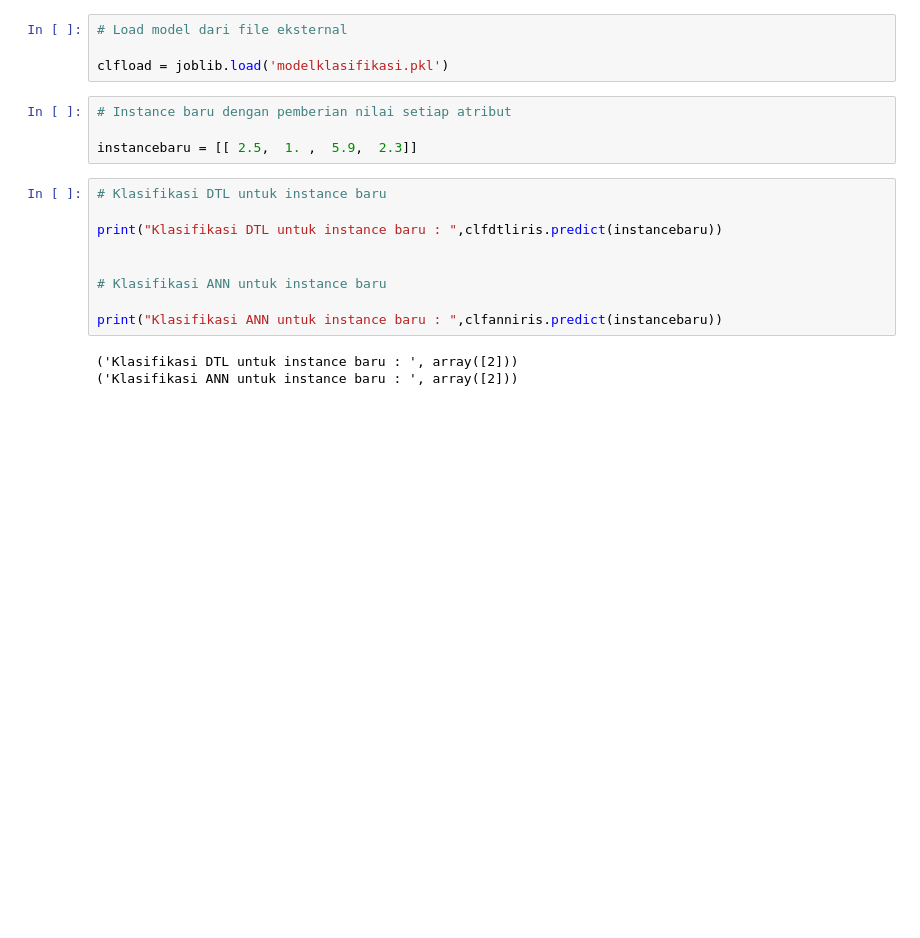
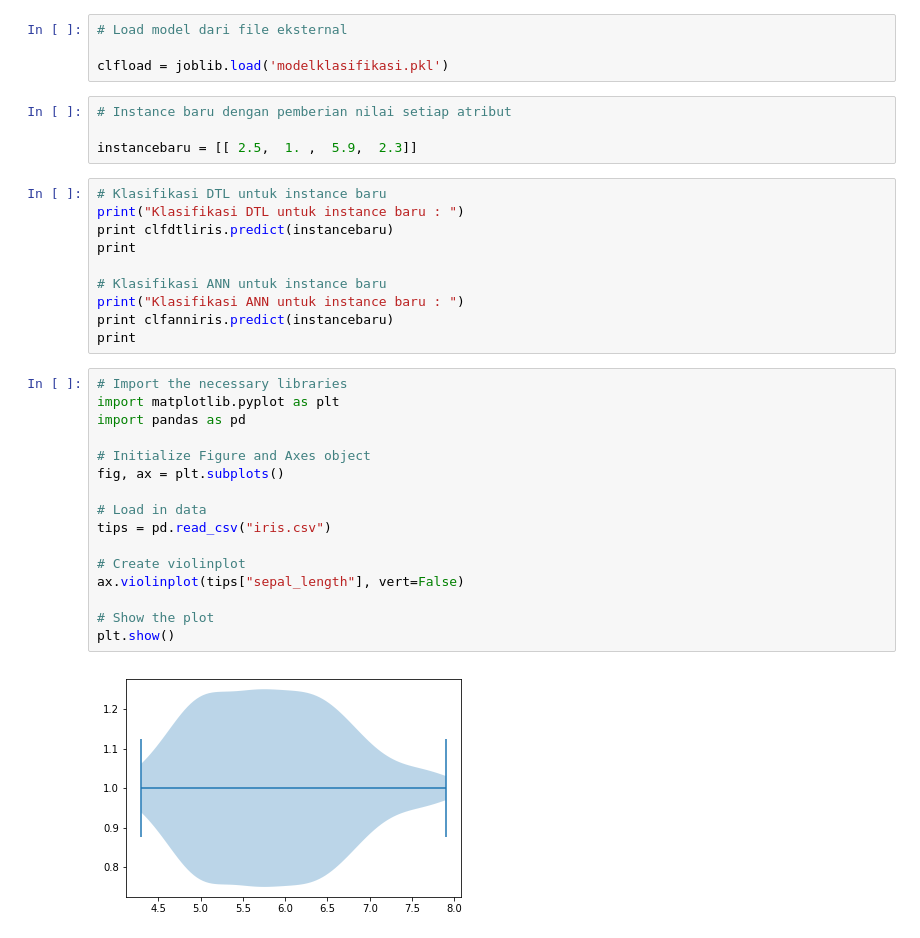
Before and after one commit to harrypurba/scikitnotebook, a Jupyter notebook: scikitnotebook.ipynb, the cells around one changed output. Cells and saved outputs as stored; diff of their text form; blank space fills up the shorter version.

Commit message:
tambah visualisasi (butuh koreksi)

```diff
--- a/scikitnotebook.ipynb
+++ b/scikitnotebook.ipynb
@@ -220,13 +147,29 @@ clfload = joblib.load('modelklasifikasi.pkl')
 instancebaru = [[ 2.5,  1. ,  5.9,  2.3]]
 # %%
 # Klasifikasi DTL untuk instance baru
-
-print("Klasifikasi DTL untuk instance baru : ",clfdtliris.predict(instancebaru))
-
+print("Klasifikasi DTL untuk instance baru : ")
+print clfdtliris.predict(instancebaru)
+print
 
 # Klasifikasi ANN untuk instance baru
-
-print("Klasifikasi ANN untuk instance baru : ",clfanniris.predict(instancebaru))
+print("Klasifikasi ANN untuk instance baru : ")
+print clfanniris.predict(instancebaru)
+print
-# %% [output]
-('Klasifikasi DTL untuk instance baru : ', array([2]))
-('Klasifikasi ANN untuk instance baru : ', array([2]))
+# %%
+# Import the necessary libraries
+import matplotlib.pyplot as plt
+import pandas as pd
+
+# Initialize Figure and Axes object
+fig, ax = plt.subplots()
+
+# Load in data
+tips = pd.read_csv("iris.csv")
+
+# Create violinplot
+ax.violinplot(tips["sepal_length"], vert=False)
+
+# Show the plot
+plt.show()
+# %% [output]
+[figure, added]
```
Also changed, not shown: parts of 11 cells of this notebook.
